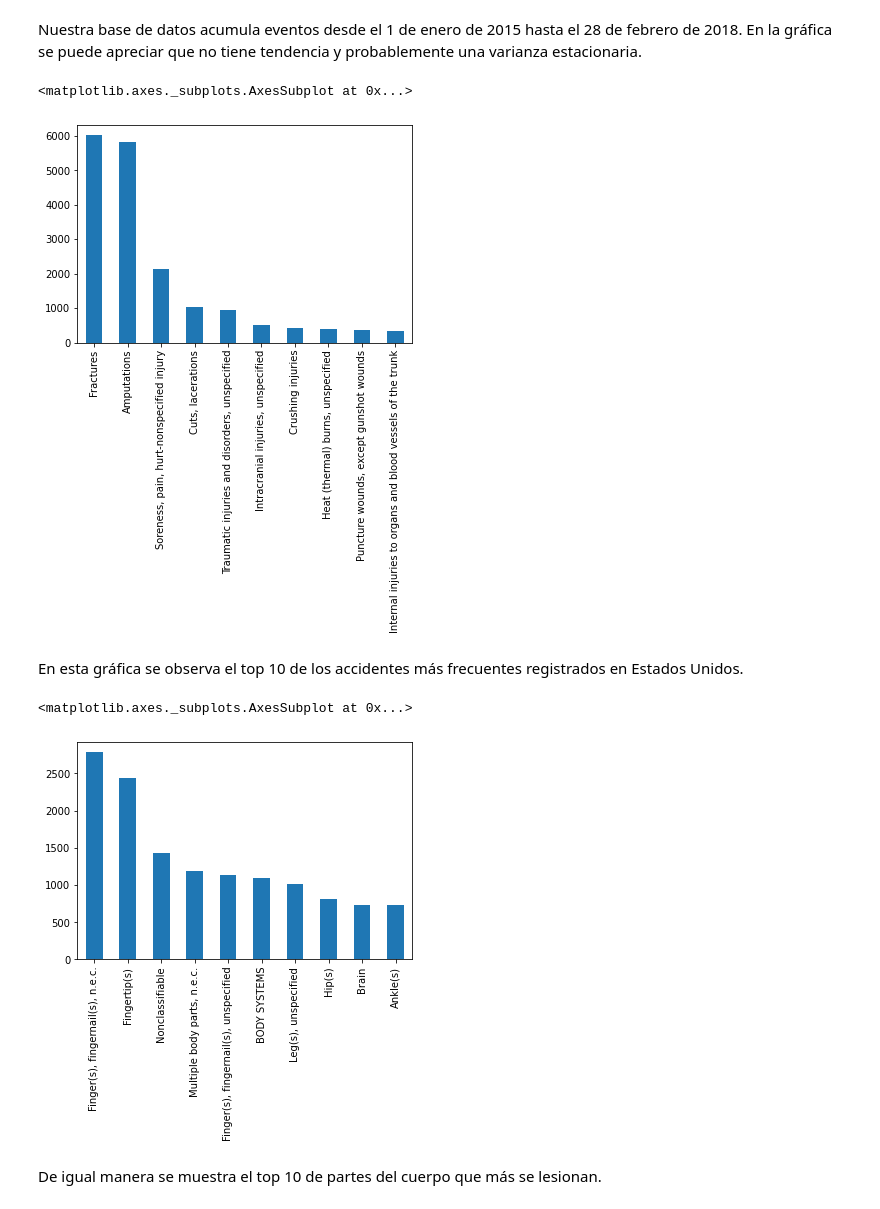
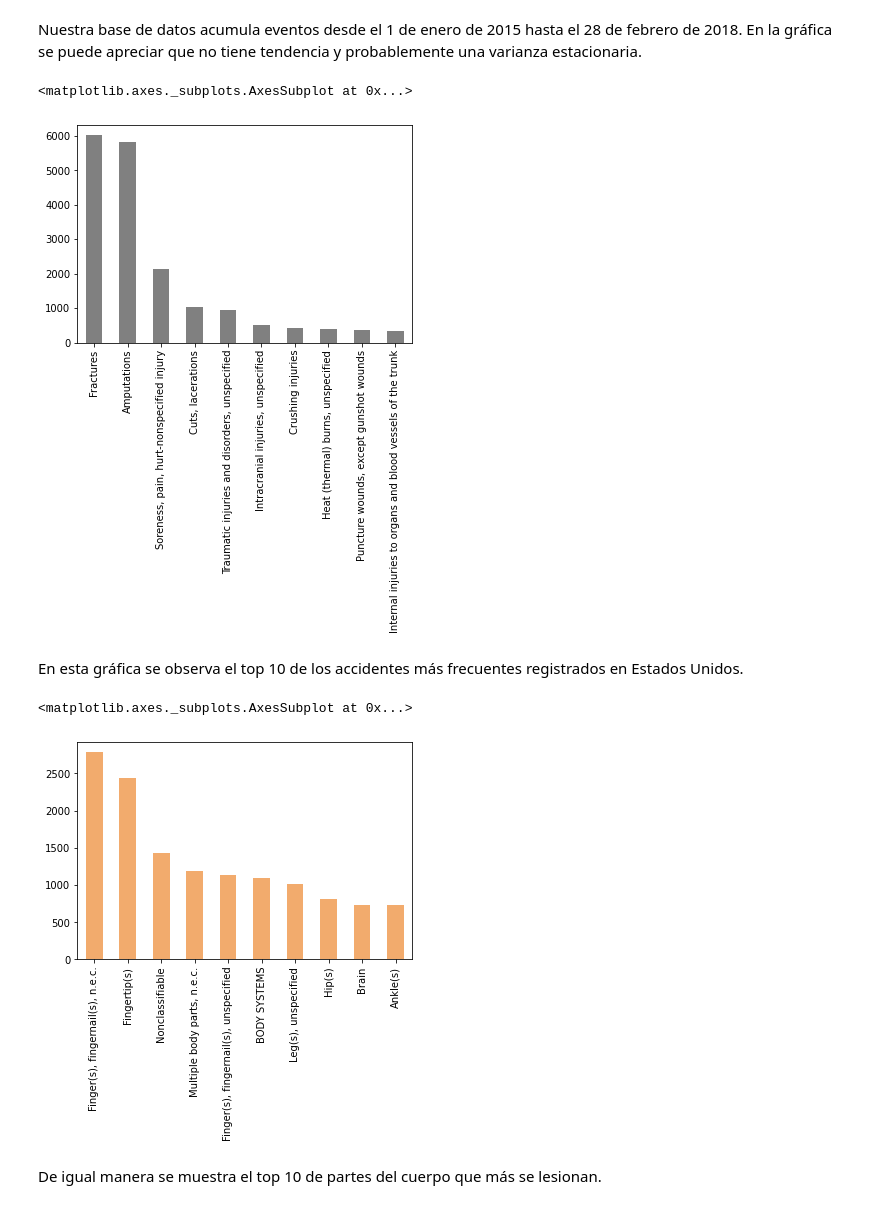
Before and after one commit to JisbethDiaz/FCFM_Miner-a_de_Datos, a Jupyter notebook: Avance2_PIA_Equipo4.ipynb, the cells around one changed output. Saved outputs shown, nothing was run; the diff lists cells and outputs as text; code cells hidden in the pictures.

```diff
--- a/Avance2_PIA_Equipo4.ipynb
+++ b/Avance2_PIA_Equipo4.ipynb
@@ -432,17 +432,17 @@ datos['EventDate'].value_counts().sort_index().plot.line()
 # %% [markdown]
 Nuestra base de datos acumula eventos desde el 1 de enero de 2015 hasta el 28 de febrero de 2018. En la gráfica se puede apreciar que no tiene tendencia y probablemente una varianza estacionaria.
 # %%
-datos['NatureTitle'].value_counts().head(10).plot.bar()
+datos['NatureTitle'].value_counts().head(10).plot.bar(color='gray')
 # %% [output]
 <matplotlib.axes._subplots.AxesSubplot at 0x...>
-[figure, old version]
+[figure, new version]
 # %% [markdown]
 En esta gráfica se observa el top 10 de los accidentes más frecuentes registrados en Estados Unidos.
 # %%
-datos['Part of Body Title'].value_counts().head(10).plot.bar()
+datos['Part of Body Title'].value_counts().head(10).plot.bar(color='#F2AB6D')
 # %% [output]
 <matplotlib.axes._subplots.AxesSubplot at 0x...>
-[figure, old version]
+[figure, new version]
 # %% [markdown]
 De igual manera se muestra el top 10 de partes del cuerpo que más se lesionan.
 # %%
```
Also changed, not shown: parts of 8 cells of this notebook.
